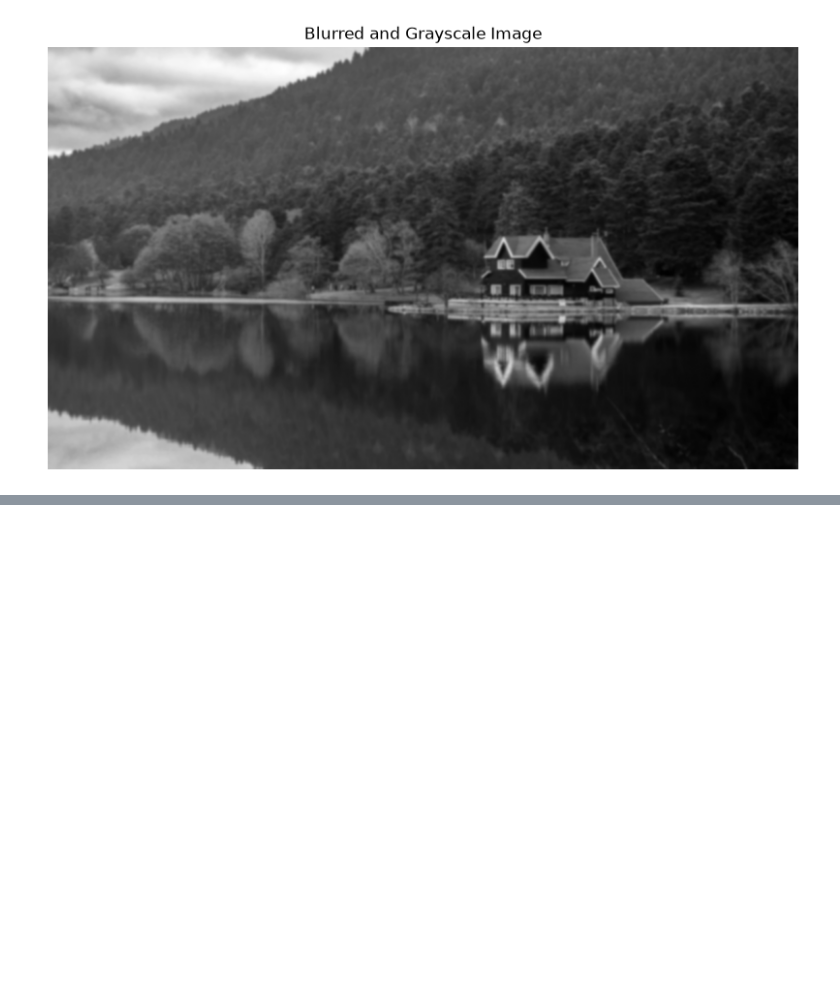
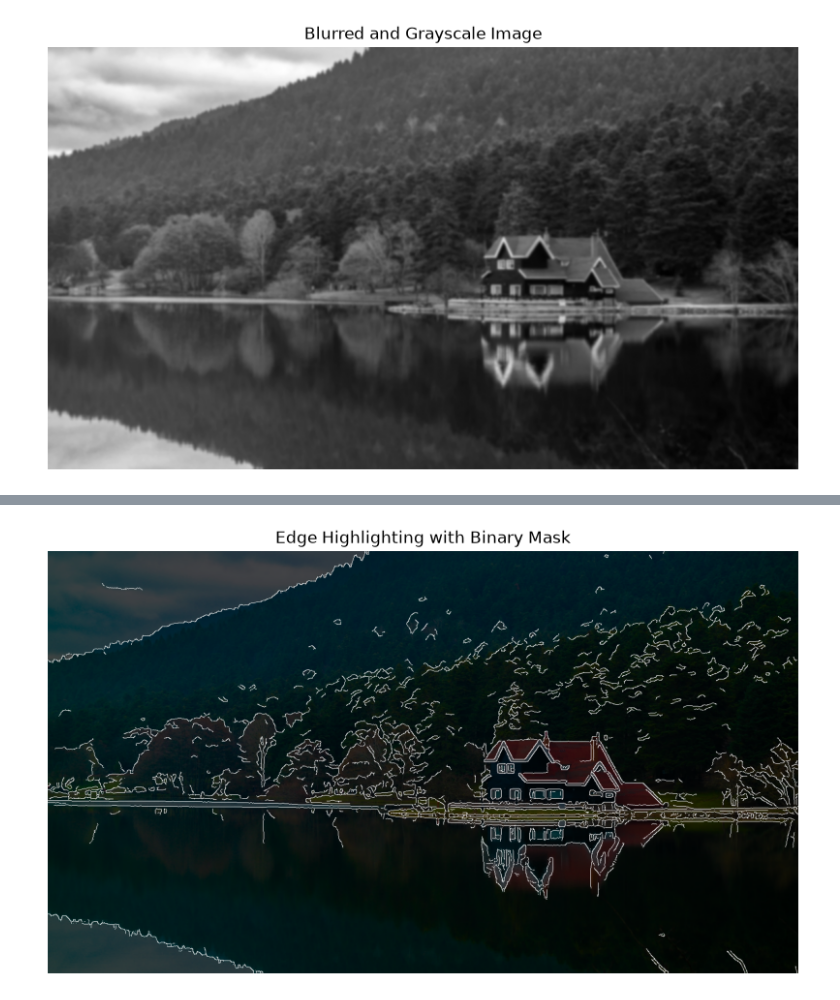
Before and after one commit to ealabas/cs523-hw1, a Jupyter notebook: Problem1.ipynb, the cells around one changed output, grey strips where cells are left out. Cells and saved outputs as stored; diff of their text form; code cells hidden in the pictures; blank space fills up the shorter version.

Commit message:
binary masking

```diff
--- a/Problem1.ipynb
+++ b/Problem1.ipynb
@@ -57,0 +58,22 @@ plt.show()
+# %%
+# using resized image because sizes needs to match. intensities dimmed with factor 0.3.
+dimmed_image = (resized_image * 0.3).astype(np.uint8)
+
+# first way
+'''
+for i, row in enumerate(dimmed_image):
+    for j, pixel in enumerate(row):
+        if(edges[i][j] > 0):
+            dimmed_image[i][j] = [255, 255, 255]
+'''
+
+# second way with numpy boolean.
+dimmed_image[edges > 0] = [255, 255, 255]
+
+plt.figure(figsize=(10, 6))
+plt.imshow(cv2.cvtColor(dimmed_image, cv2.COLOR_BGR2RGB))
+plt.title("Edge Highlighting with Binary Mask")
+plt.axis("off")
+plt.show()
+# %% [output]
+[figure, added]
```
Also changed, not shown: parts of 3 cells of this notebook.
